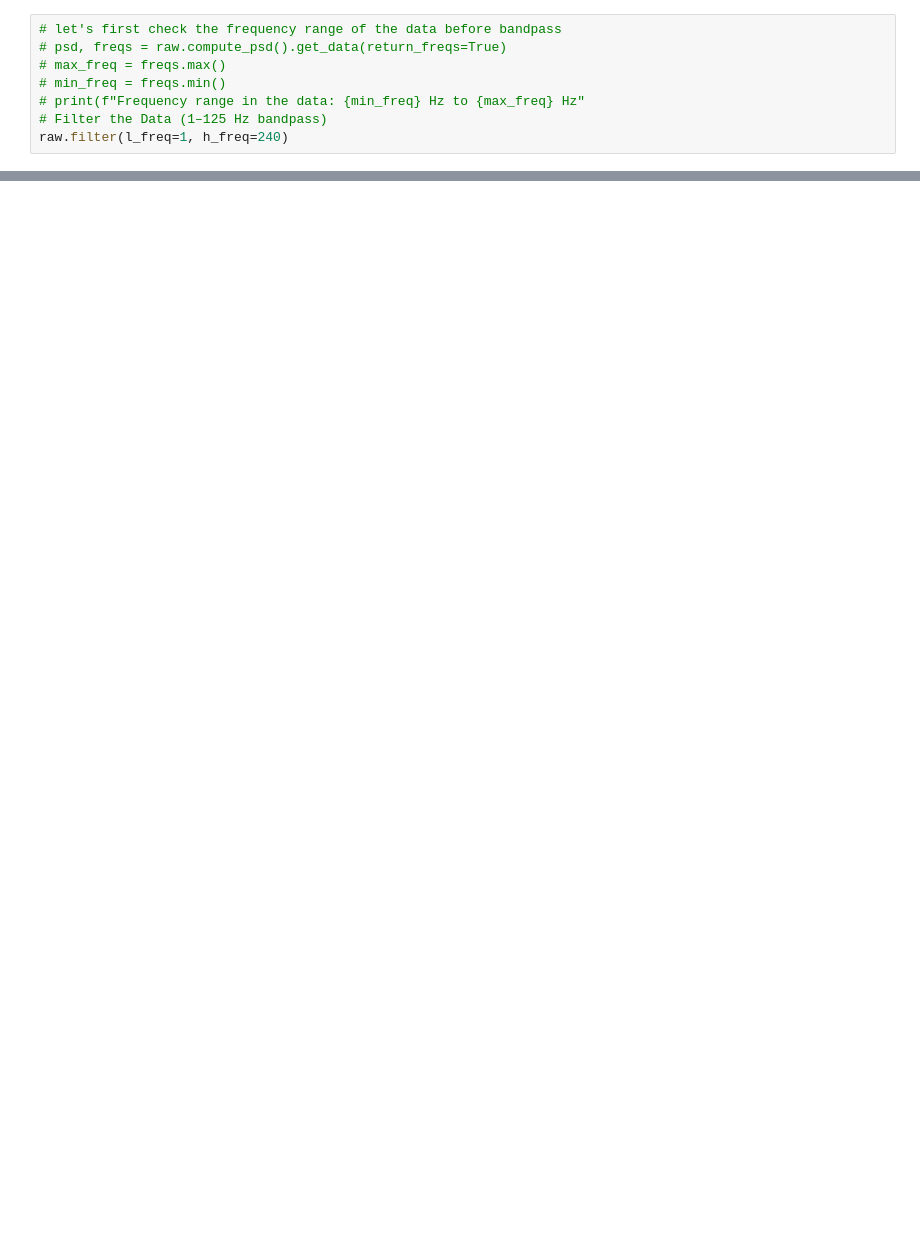
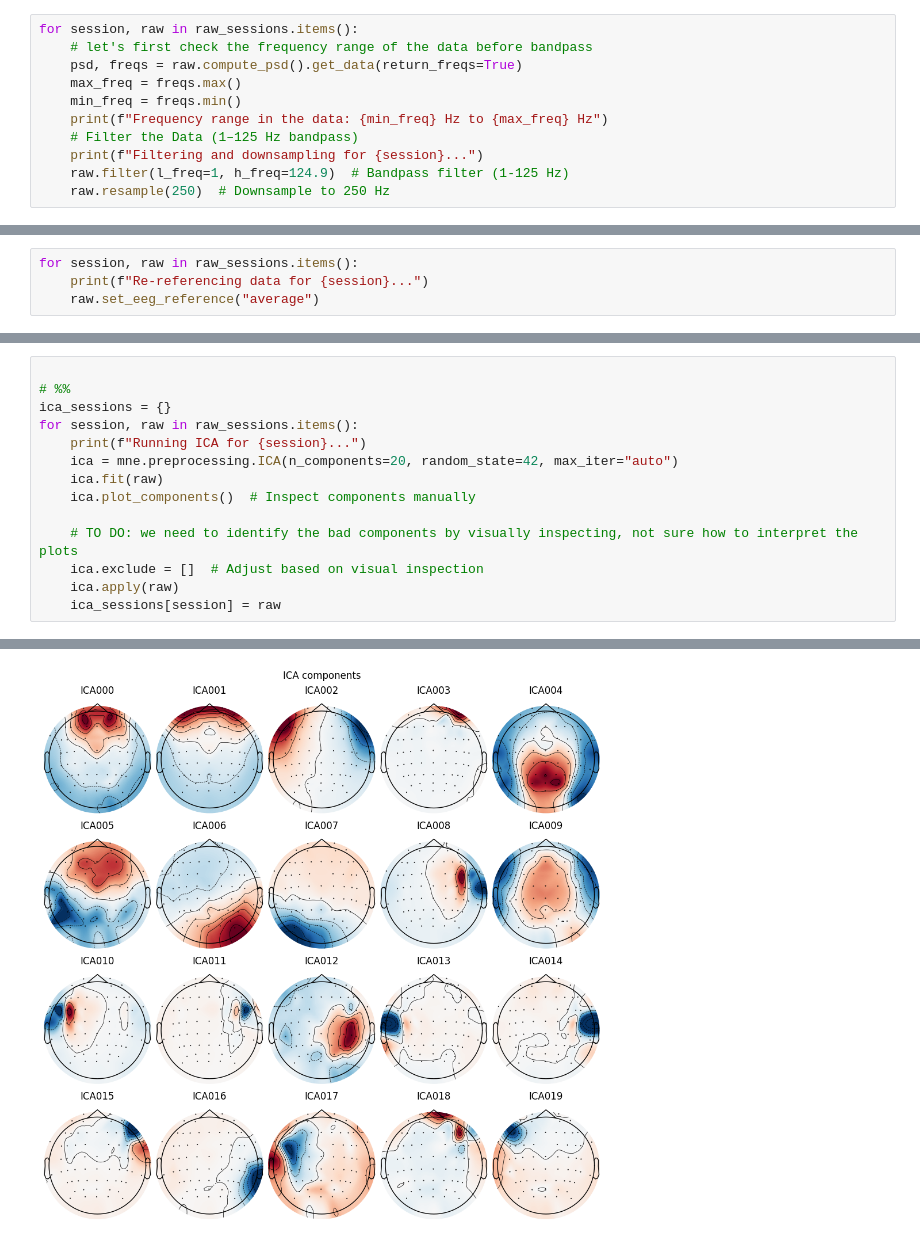
Before and after one commit to MilanaShhanukova/prediction_error_EEG, a Jupyter notebook: preprocessing.ipynb, the cells around one changed output, grey strips where cells are left out. Saved outputs shown, nothing was run; the diff lists cells and outputs as text; blank space fills up the shorter version.

Commit message:
preprocessing milestone 3 done

```diff
--- a/preprocessing.ipynb
+++ b/preprocessing.ipynb
@@ -73,9 +77,12 @@ Next, we filter the data to keep only the 1 Hz to 125 Hz range. This aligns with
 # %%
-# let's first check the frequency range of the data before bandpass
-# psd, freqs = raw.compute_psd().get_data(return_freqs=True)
-# max_freq = freqs.max()
-# min_freq = freqs.min()
-# print(f"Frequency range in the data: {min_freq} Hz to {max_freq} Hz"
-# Filter the Data (1–125 Hz bandpass)
-raw.filter(l_freq=1, h_freq=240)
+for session, raw in raw_sessions.items():
+    # let's first check the frequency range of the data before bandpass
+    psd, freqs = raw.compute_psd().get_data(return_freqs=True)
+    max_freq = freqs.max()
+    min_freq = freqs.min()
+    print(f"Frequency range in the data: {min_freq} Hz to {max_freq} Hz")
+    # Filter the Data (1–125 Hz bandpass)
+    print(f"Filtering and downsampling for {session}...")
+    raw.filter(l_freq=1, h_freq=124.9)  # Bandpass filter (1-125 Hz)
+    raw.resample(250)  # Downsample to 250 Hz
 # %% [output]
@@ -166,0 +143,4 @@ Once the events are ready, we create epochs around these markers. This step segm
+# %%
+for session, raw in raw_sessions.items():
+    print(f"Re-referencing data for {session}...")
+    raw.set_eeg_reference("average")
@@ -166,0 +179,15 @@ Once the events are ready, we create epochs around these markers. This step segm
+# %%
+
+# %%
+ica_sessions = {}
+for session, raw in raw_sessions.items():
+    print(f"Running ICA for {session}...")
+    ica = mne.preprocessing.ICA(n_components=20, random_state=42, max_iter="auto")
+    ica.fit(raw)
+    ica.plot_components()  # Inspect components manually
+
+    # TO DO: we need to identify the bad components by visually inspecting, not sure how to interpret the plots
+    ica.exclude = []  # Adjust based on visual inspection
+    ica.apply(raw)
+    ica_sessions[session] = raw
+# %% [output]
@@ -166,0 +198 @@ Once the events are ready, we create epochs around these markers. This step segm
+[figure, added]
```
Also changed, not shown: parts of 29 cells of this notebook.
